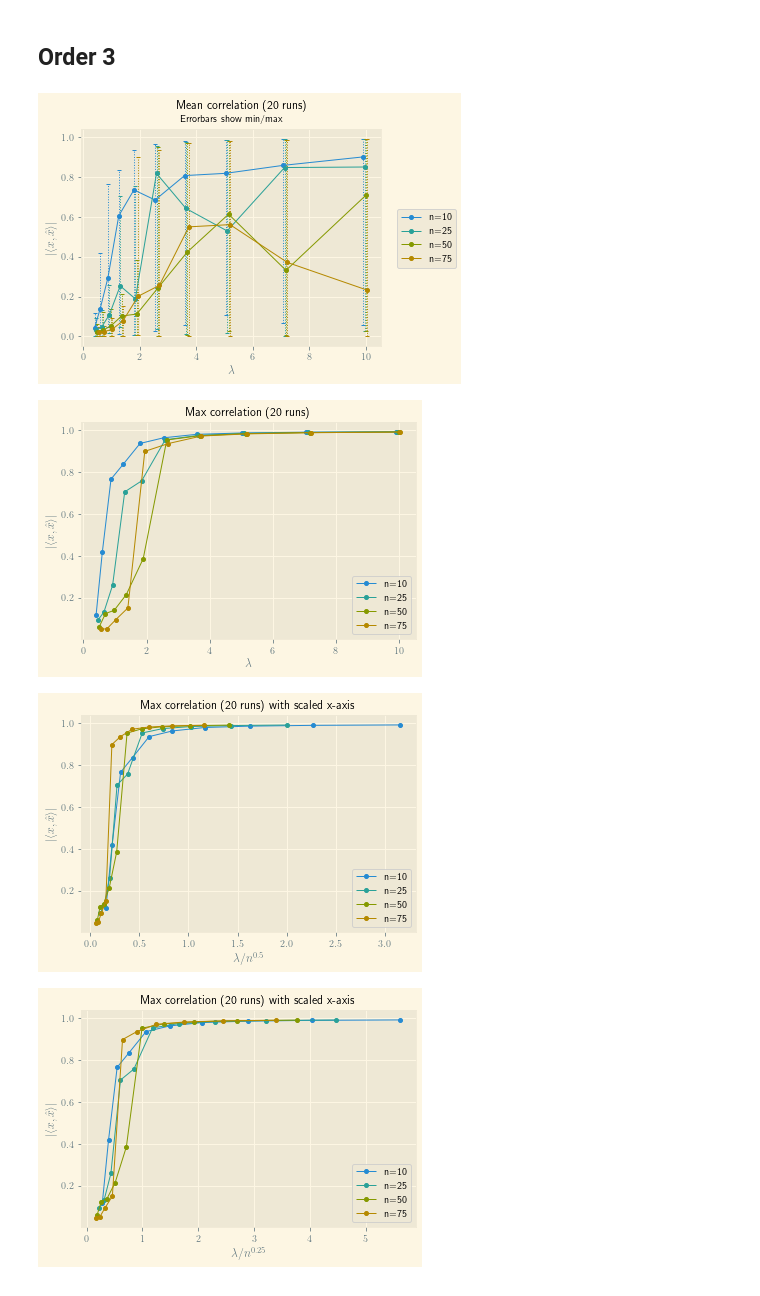
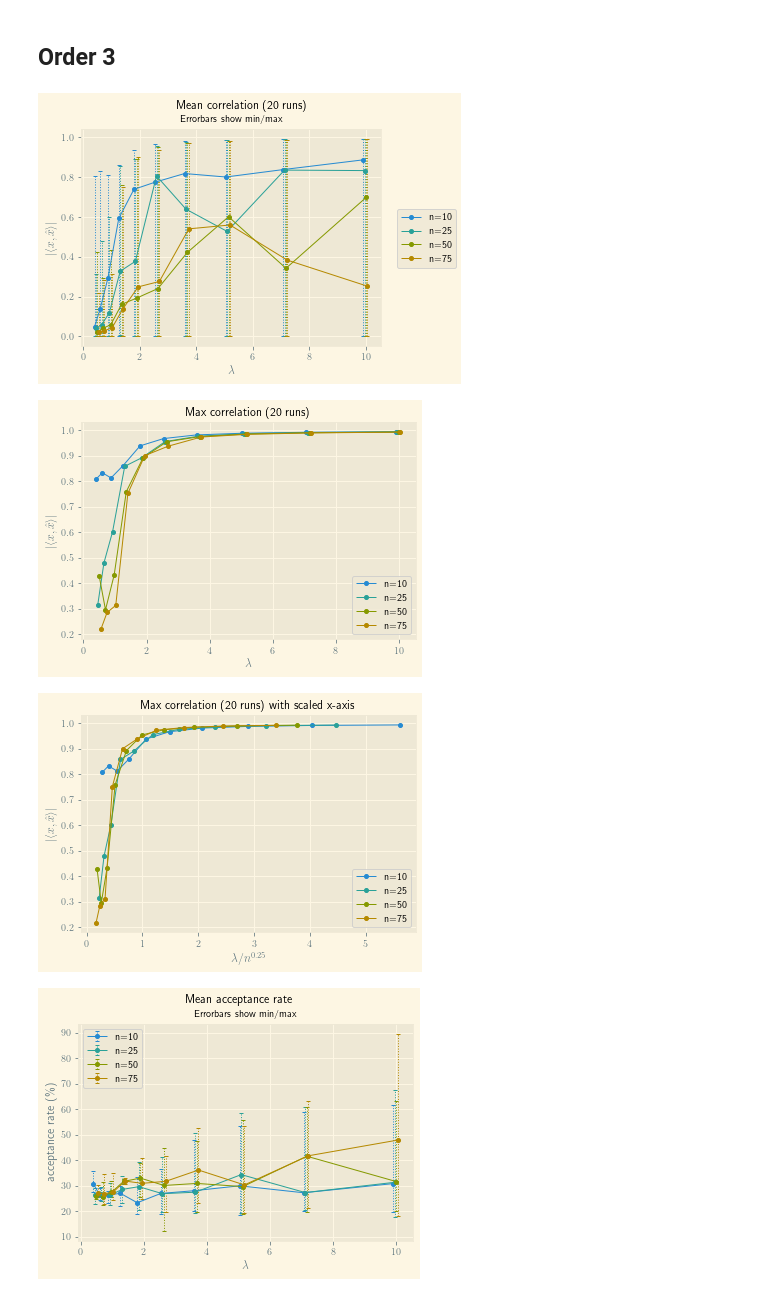
Before and after one commit to fhehli/tensor-pca, a Jupyter notebook: plot.ipynb, the cells around one changed output. Cells and saved outputs as stored; diff of their text form; code cells hidden in the pictures.

```diff
--- a/plot.ipynb
+++ b/plot.ipynb
@@ -133,6 +133,7 @@ Now we plot some graphs about the time to convergence, in the case where the alg
 # %%
 # don't print warnings by numpy about NaNs
 import warnings
+
 warnings.simplefilter("ignore")
 
 # Loading the data
@@ -142,10 +143,7 @@ infile = open(filename, "rb")
 results = pickle.load(infile)
 infile.close()
 
-correlations = [l["correlations"] for l in results]
-n_iterations = np.array(
-    [len(run) if np.abs(run[-1]) >= 0.6 else np.nan for correlation_list in correlations for run in correlation_list]
-).reshape(n_lambdas * n_dims, -1)
+runtimes = np.array([l["runtimes"] for l in results])
 
 # plotting
 with plt.style.context("Solarize_Light2"):
@@ -155,9 +153,9 @@ with plt.style.context("Solarize_Light2"):
     fig, axes = plt.subplots(nrows=1)
 
     for i in range(n_dims):
-        means = np.nanmean(n_iterations,  axis=1)[i * n_lambdas : (i + 1) * n_lambdas]
-        mins = np.nanmin(n_iterations,  axis=1)[i * n_lambdas : (i + 1) * n_lambdas]
-        maxs = np.nanmax(n_iterations,  axis=1)[i * n_lambdas : (i + 1) * n_lambdas]
+        means = np.mean(runtimes, axis=1)[i * n_lambdas : (i + 1) * n_lambdas]
+        mins = np.min(runtimes, axis=1)[i * n_lambdas : (i + 1) * n_lambdas]
+        maxs = np.max(runtimes, axis=1)[i * n_lambdas : (i + 1) * n_lambdas]
         eb = axes.errorbar(
             (i - 2) * 0.05 + lambdas,
             means,
@@ -170,10 +168,13 @@ with plt.style.context("Solarize_Light2"):
             elinewidth=1,
         )
         eb[-1][0].set_linestyle(":")
-    plt.suptitle(f"Mean number of iterations (over {n_runs} runs) of successful runs", fontsize=12)
+    plt.suptitle(
+        f"Mean runtime (over {n_runs} runs)",
+        fontsize=12,
+    )
     plt.title("Errorbars show min/max", fontsize=10)
     axes.set_xlabel(r"$\lambda$")
-    axes.set_ylabel(r"cycles until convergence")
+    axes.set_ylabel(r"seconds")
 
     handles, labels = axes.get_legend_handles_labels()
     handles = [
@@ -216,7 +217,7 @@ n_lambdas = len(lambdas)
 
 correlations = [l["correlations"] for l in results]
 final_correlations = np.abs(
-    [run[-1] for correlation_list in correlations for run in correlation_list]
+    [correlation_list for correlation_list in correlations for run in correlation_list]
 ).reshape(n_lambdas * n_dims, -1)
 
 acceptance_rates = np.array([l["acceptance_rates"] for l in results])
@@ -289,27 +290,6 @@ with plt.style.context("Solarize_Light2"):
             i * n_lambdas : (i + 1) * n_lambdas
         ]
         eb = plt.plot(
-            lambdas / dim**0.5,
-            maxs,
-            "o-",
-            label=labels[i],
-            linewidth=1,
-            markersize=4,
-        )
-    plt.title(f"Max correlation ({n_runs} runs) with scaled x-axis", fontsize=12)
-    plt.xlabel(r"$\lambda/n^{0.5}$")
-    plt.ylabel(r"$|\langle x, \hat{x}\rangle |$")
-    plt.legend()
-    # plt.savefig(f"figures/{run}/correlations_scaledaxis_0.5.png", dpi=900)
-
-    # max correlation plot with scaled x-axis
-    plt.figure()
-
-    for i, dim in enumerate(dims):
-        maxs = np.abs(final_correlations).max(axis=1)[
-            i * n_lambdas : (i + 1) * n_lambdas
-        ]
-        eb = plt.plot(
             lambdas / dim**0.25,
             maxs,
             "o-",
@@ -321,37 +301,37 @@ with plt.style.context("Solarize_Light2"):
     plt.xlabel(r"$\lambda/n^{0.25}$")
     plt.ylabel(r"$|\langle x, \hat{x}\rangle |$")
     plt.legend()
-    # plt.savefig(f"figures/{run}/correlations_scaledaxis_0.25.png", dpi=900)
+    plt.savefig(f"figures/{run}/correlations_scaledaxis_0.25.png", dpi=900)
 
     # acceptance rate plot
     plt.figure()
 
     for i in range(n_dims):
         means = 100 * acceptance_rates.mean(axis=1)[i * n_lambdas : (i + 1) * n_lambdas]
         mins = 100 * acceptance_rates.min(axis=1)[i * n_lambdas : (i + 1) * n_lambdas]
         maxs = 100 * acceptance_rates.max(axis=1)[i * n_lambdas : (i + 1) * n_lambdas]
         eb = plt.errorbar(
             (i - 2) * 0.05 + lambdas,
             means,
             yerr=[means - mins, maxs - means],
             label=labels[i],
             fmt="o-",
             linewidth=1,
             markersize=4,
             capsize=2,
             elinewidth=1,
         )
         eb[-1][0].set_linestyle(":")
     plt.suptitle("Mean acceptance rate", fontsize=12)
     plt.title("Errorbars show min/max", fontsize=10)
 
     plt.xlabel(r"$\lambda$")
     plt.ylabel(r"acceptance rate (\%)")
 
     plt.legend()
     plt.savefig(f"figures/{run}/acceptance_rates.png", dpi=900)
 # %% [output]
-[figure, old version]
+[figure, new version]
-[figure, old version]
+[figure, new version]
-[figure, old version]
+[figure, new version]
-[figure, old version]
+[figure, new version]
```
Also changed, not shown: parts of 4 cells of this notebook, 30 other files.
